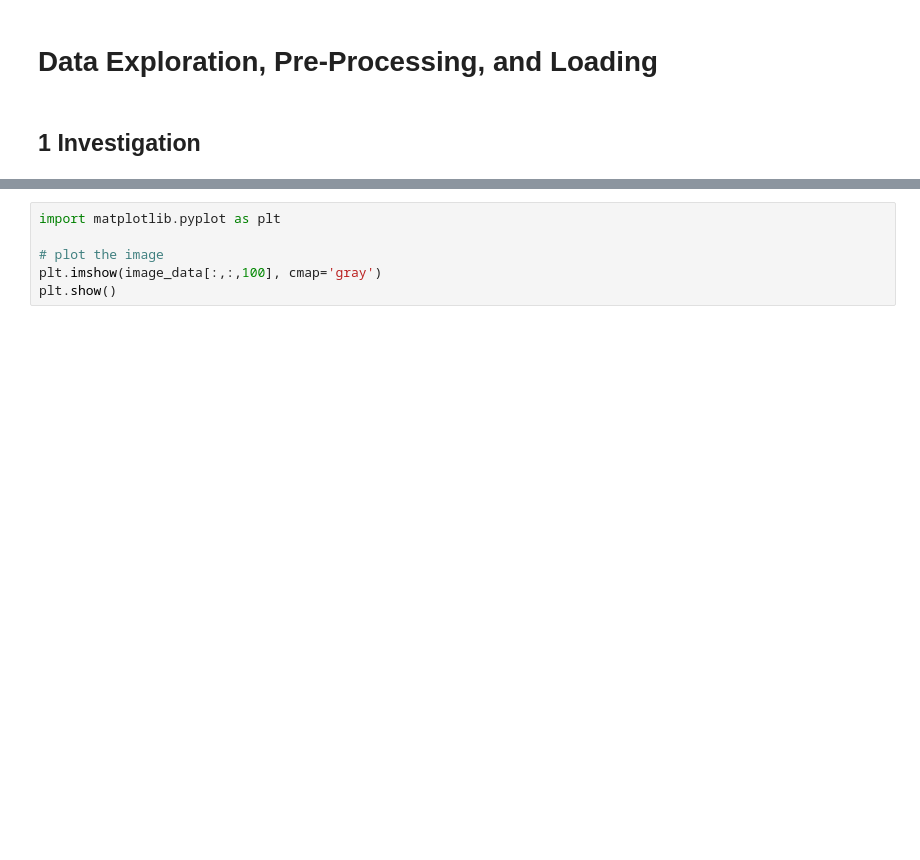
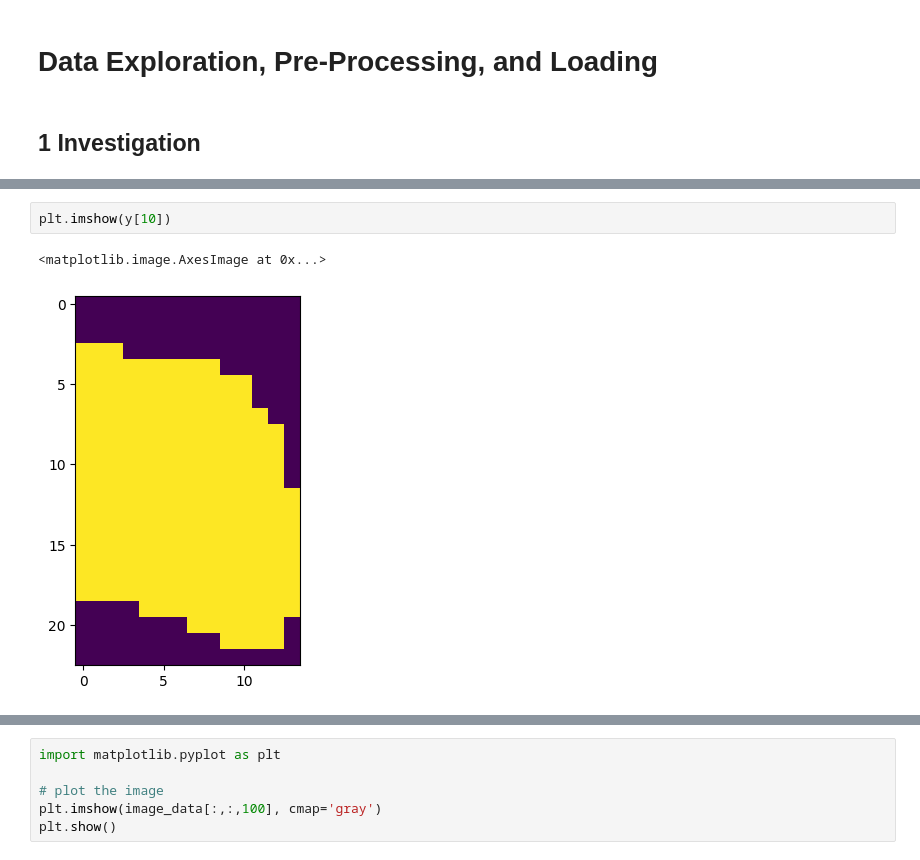
Before and after one commit to elidub/MedicalImaging_Ribfracture, a Jupyter notebook: notebooks/data_exploration_elias.ipynb, the cells around one changed output, grey strips where cells are left out. Drawn from its saved outputs; the diff is of its cells as text; blank space fills up the shorter version.

```diff
--- a/notebooks/data_exploration_elias.ipynb
+++ b/notebooks/data_exploration_elias.ipynb
@@ -16,0 +60,5 @@ def read_image(file_path):
+# %%
+plt.imshow(y[10])
+# %% [output]
+<matplotlib.image.AxesImage at 0x...>
+[figure, added]
```
Also changed, not shown: parts of 17 cells of this notebook, 6 other files.
